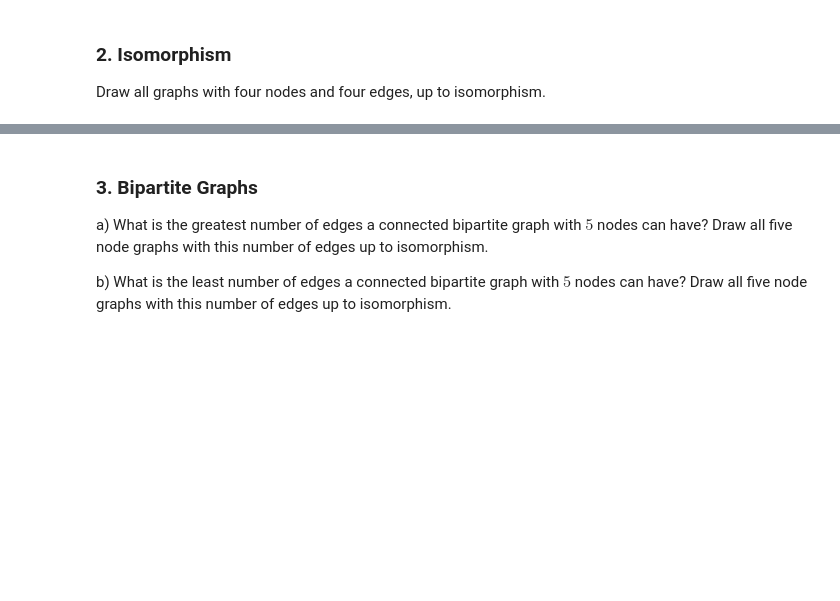
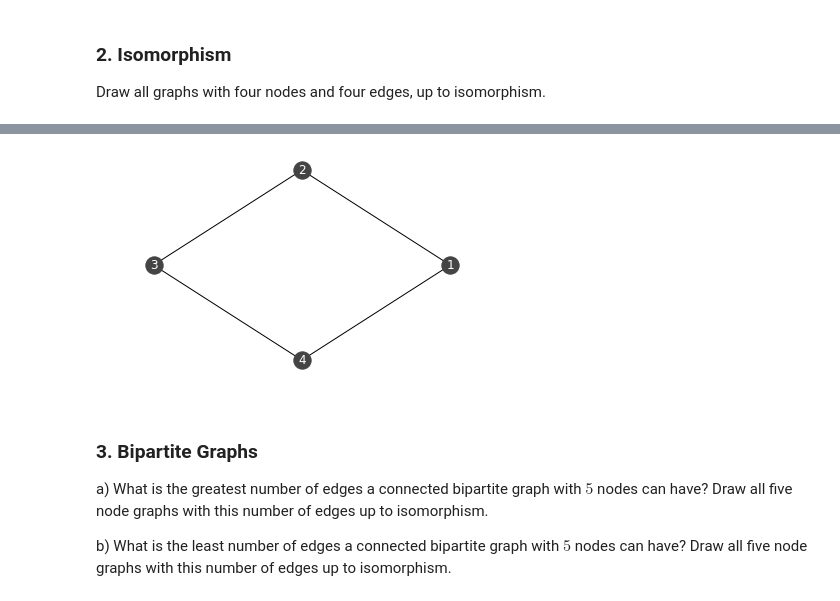
Before and after one commit to kegedy/EE502P, a Jupyter notebook: hw/kevin/HW07.ipynb, the cells around one changed output, grey strips where cells are left out. Saved outputs shown, nothing was run; the diff lists cells and outputs as text; code cells hidden in the pictures; blank space fills up the shorter version.

```diff
--- a/hw/kevin/HW07.ipynb
+++ b/hw/kevin/HW07.ipynb
@@ -112,3 +129,16 @@ nx.draw(G1, ax=ax, pos=nx.kamada_kawai_layout(G1),with_labels=True, node_color='
+# %%
+G = nx.Graph()
+G.add_nodes_from(range(1,5)) # V: 4 nodes
+G.add_edges_from([(1,2),(2,3),(3,4),(4,1)]) # 4 Edges
+basic_graph,ax = plt.subplots(1,1)
+nx.draw(G,
+        ax=ax,
+        pos=nx.kamada_kawai_layout(G1),
+        with_labels=True,
+        node_color='#444444',
+        font_color="white")
+# %% [output]
+[figure, added]
 # %% [markdown]
 ### 3. Bipartite Graphs
 
```
Also changed, not shown: parts of 24 cells of this notebook.
